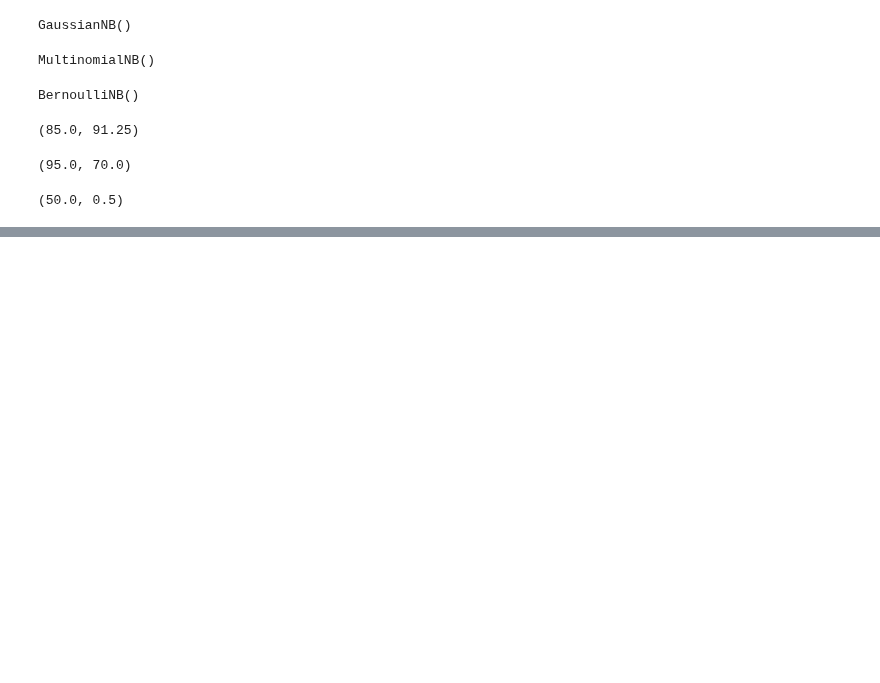
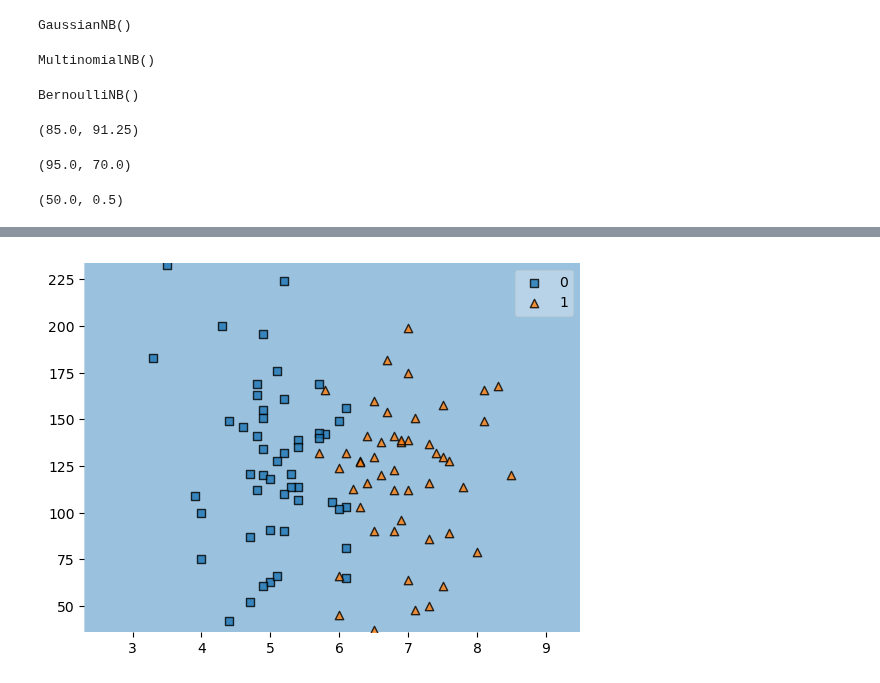
Before and after one commit to deepaknandeshwar17/Machine_Learning_practice, a Jupyter notebook: ml3.ipynb, the cells around one changed output, grey strips where cells are left out. Saved outputs shown, nothing was run; the diff lists cells and outputs as text; code cells hidden in the pictures; blank space fills up the shorter version.

```diff
--- a/ml3.ipynb
+++ b/ml3.ipynb
@@ -451,0 +462,5 @@ bnb.score(x_test,y_test)*100, bnb.score(x_train,y_train)
+# %%
+plot_decision_regions(x.to_numpy(),y.to_numpy(),clf=bnb)
+plt.show()
+# %% [output]
+[figure, added]
```
Also changed, not shown: parts of 2 cells of this notebook.
